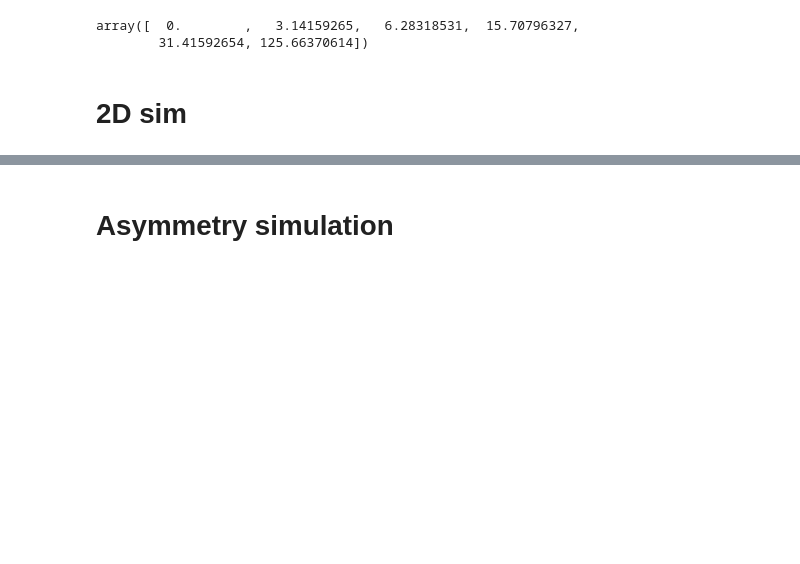
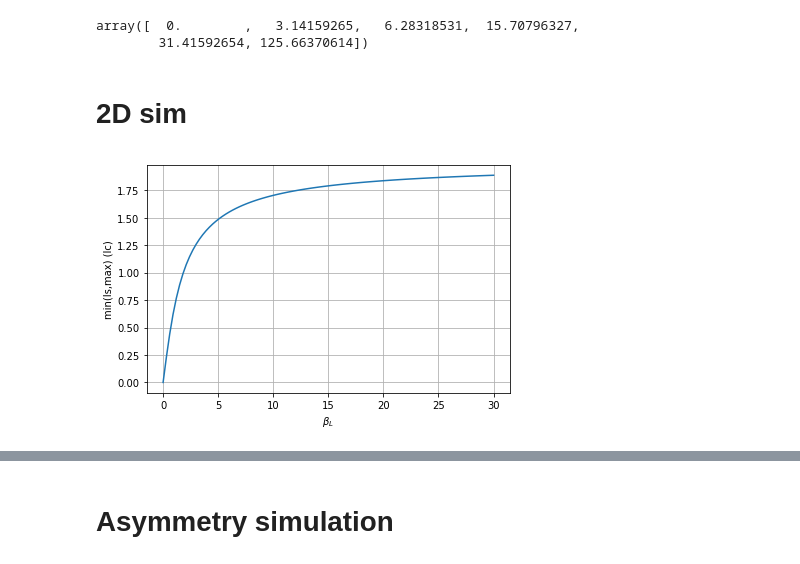
Before and after one commit to feschmidt/thesis, a Jupyter notebook: chapter-theory/notebooks/beta_L.ipynb, the cells around one changed output, grey strips where cells are left out. Saved outputs shown, nothing was run; the diff lists cells and outputs as text; code cells hidden in the pictures; blank space fills up the shorter version.

Commit message:
SQUID beta L sims and png

```diff
--- a/chapter-theory/notebooks/beta_L.ipynb
+++ b/chapter-theory/notebooks/beta_L.ipynb
@@ -224,6 +247,16 @@ fullIs = np.array(
     for phi1,Phi in zip(phi1_sol,Phi_sol)
     ]
 )
+MinIs = [min(I) for I in fullIs]
+# %%
+plt.plot(beta_Ls,MinIs)
+plt.xlabel(r'$\beta_L$')
+plt.ylabel('min(Is,max) (Ic)')
+plt.grid()
+plt.tight_layout()
+plt.savefig('../figs-JJ/SQUID_betaL_I.png',bbox_to_inches='tight')
+# %% [output]
+[figure, added]
 # %%
 fig,(ax1,ax2)=plt.subplots(1,2,figsize=(12,4))
 plt.sca(ax1)
```
Also changed, not shown: parts of 12 cells of this notebook, 3 other files.
